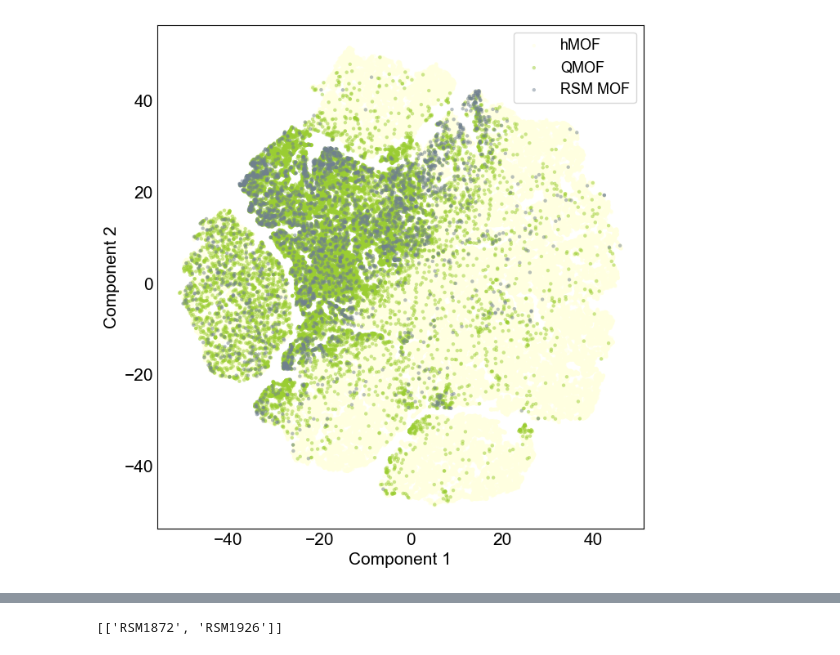
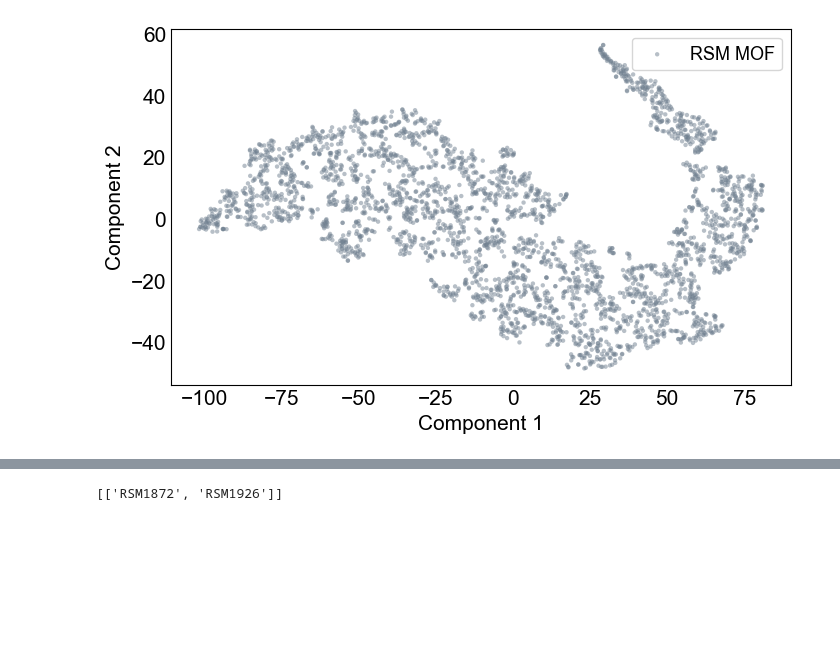
Before and after one commit to XiaoqZhang/mofgraph2vec, a Jupyter notebook: dev/embedding.ipynb, the cells around one changed output, grey strips where cells are left out. Drawn from its saved outputs; the diff is of its cells as text; code cells hidden in the pictures; blank space fills up the shorter version.

```diff
--- a/dev/embedding.ipynb
+++ b/dev/embedding.ipynb
@@ -44,19 +44,19 @@ emb_color = [0] * emb_rsm.shape[0] + [1] * emb_hmof.shape[0] + [2] * emb_qmof.sh
 # %%
 fig, ax = plt.subplots(1, 1, figsize=(8, 8))
 ax.set_aspect('equal')
 
 #plt.scatter(x=tsne[:, 0], y=tsne[:, 1], s=20, edgecolor="None", c=emb_color, alpha=.5)
-plt.scatter(x=emb_hmof[:, 0], y=emb_hmof[:, 1], s=10, edgecolor="None", c="lightyellow", alpha=.5, label="hMOF")
-plt.scatter(x=emb_qmof[:, 0], y=emb_qmof[:, 1], s=10, edgecolor="None", c="yellowgreen", alpha=.5, label="QMOF")
+#plt.scatter(x=emb_hmof[:, 0], y=emb_hmof[:, 1], s=10, edgecolor="None", c="lightyellow", alpha=.5, label="hMOF")
+#plt.scatter(x=emb_qmof[:, 0], y=emb_qmof[:, 1], s=10, edgecolor="None", c="yellowgreen", alpha=.5, label="QMOF")
 plt.scatter(x=emb_rsm[:, 0], y=emb_rsm[:, 1], s=10, edgecolor="None", c="slategray", alpha=.5, label="RSM MOF")
 
 ax.set_xlabel("Component 1")
 ax.set_ylabel("Component 2")
 
 ax.legend()
 plt.show()
 # %% [output]
-[figure, old version]
+[figure, new version]
 # %%
 df_to_eva = df_rsm
 hash_name = "info.undecorated_graph_hash"
```
Also changed, not shown: parts of 3 cells of this notebook, 25 other files.
